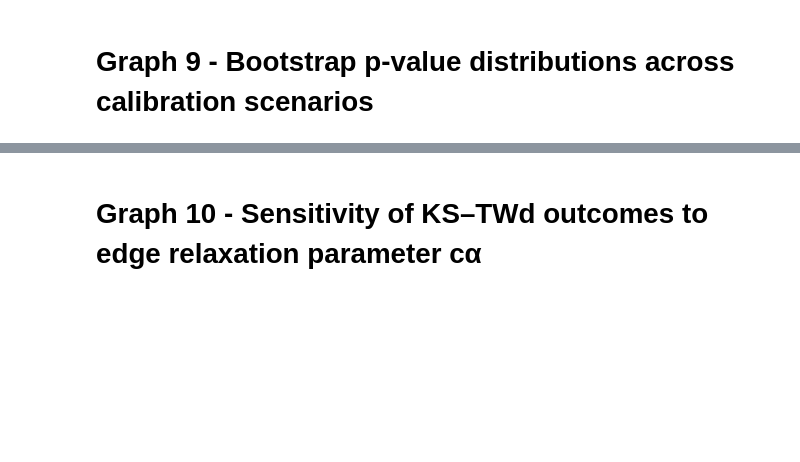
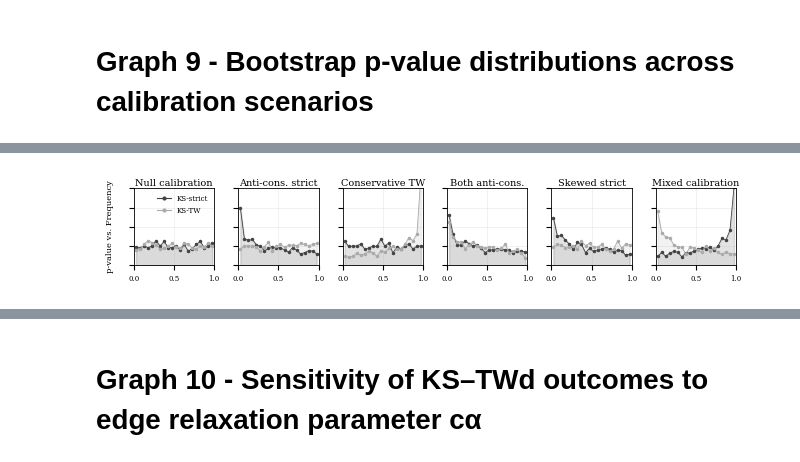
Before and after one commit to pierredantas/Decoding_Transformers_Spectra, a Jupyter notebook: ALBERT/PAPER_ALBERT_Decoding_Transformers_Spectra_full_graphs.ipynb, the cells around one changed output, grey strips where cells are left out. Drawn from its saved outputs; the diff is of its cells as text; code cells hidden in the pictures; blank space fills up the shorter version.

```diff
--- a/ALBERT/PAPER_ALBERT_Decoding_Transformers_Spectra_full_graphs.ipynb
+++ b/ALBERT/PAPER_ALBERT_Decoding_Transformers_Spectra_full_graphs.ipynb
@@ -1599,11 +1969,12 @@ print("✅ Figure saved: graph_level_views_03_albert.pdf")
 # %% [markdown]
 # Graph 9 - Bootstrap p-value distributions across calibration scenarios
 # %%
-# --- Graph #9: Bootstrap p-value distributions (2x3 mosaic, reproducible) ---
+# --- Graph #9: Bootstrap p-value distributions ---
 # Model: ALBERT-base-v2
 
 import numpy as np
 import matplotlib.pyplot as plt
+from matplotlib.lines import Line2D
 
 # =========================
 # GLOBAL STYLE (Paper)
@@ -1612,12 +1983,12 @@ plt.rcParams.update({
     "font.family": "serif",
     "font.serif": ["Times New Roman", "Times", "DejaVu Serif"],
     "mathtext.fontset": "stix",
-    "font.size": 8,
-    "axes.titlesize": 9,
-    "axes.labelsize": 8,
-    "xtick.labelsize": 7,
-    "ytick.labelsize": 7,
-    "legend.fontsize": 7,
+    "font.size": 7,
+    "axes.titlesize": 7,
+    "axes.labelsize": 5,
+    "xtick.labelsize": 5,
+    "ytick.labelsize": 5,
+    "legend.fontsize": 5,
     "axes.linewidth": 0.6,
     "lines.linewidth": 1.2,
     "grid.linewidth": 0.4,
@@ -1626,7 +1997,6 @@ plt.rcParams.update({
     "ps.fonttype": 42,
 })
 
-# Grayscale colors for each method
 METHOD_COLORS = {"KS-strict": "#444444", "KS-TW": "#aaaaaa"}
 
 # =========================
@@ -1650,30 +2020,33 @@ def simulate_pvalues(null=True, skew=0.0, conservative=False, seed=None):
 # Scenarios
 # =========================
 SCENARIOS = {
-    "Null calibration":   (simulate_pvalues(null=True,  seed=1),
-                              simulate_pvalues(null=True,  seed=2)),
-    "Anti-cons. strict":  (simulate_pvalues(null=False, seed=3),
-                              simulate_pvalues(null=True,  seed=4)),
-    "Conservative TW":    (simulate_pvalues(null=True,  seed=5),
-                              simulate_pvalues(null=True,  conservative=True, seed=6)),
-    "Both anti-cons.":    (simulate_pvalues(null=False, seed=7),
-                              simulate_pvalues(null=False, seed=8)),
-    "Skewed strict":      (simulate_pvalues(null=True,  skew=0.5, seed=9),
-                              simulate_pvalues(null=True,  seed=10)),
-    "Mixed calibration":  (simulate_pvalues(null=True,  conservative=True, seed=11),
-                              simulate_pvalues(null=False, seed=12)),
+    "Null calibration":  (simulate_pvalues(null=True,  seed=1),
+                          simulate_pvalues(null=True,  seed=2)),
+    "Anti-cons. strict": (simulate_pvalues(null=False, seed=3),
+                          simulate_pvalues(null=True,  seed=4)),
+    "Conservative TW":   (simulate_pvalues(null=True,  seed=5),
+                          simulate_pvalues(null=True,  conservative=True, seed=6)),
+    "Both anti-cons.":   (simulate_pvalues(null=False, seed=7),
+                          simulate_pvalues(null=False, seed=8)),
+    "Skewed strict":     (simulate_pvalues(null=True,  skew=0.5, seed=9),
+                          simulate_pvalues(null=True,  seed=10)),
+    "Mixed calibration": (simulate_pvalues(null=True,  conservative=True, seed=11),
+                          simulate_pvalues(null=False, seed=12)),
 }
 
 # =========================
-# Plot grid
+# MOSAIC: 1x6 grid
 # =========================
-fig, axs = plt.subplots(2, 3, figsize=(7, 3), sharex=True, sharey=True)
-axs = axs.ravel()
+print("Building mosaic figure...")
 
-for i, (title, (pvals_strict, pvals_tw)) in enumerate(SCENARIOS.items()):
-    ax = axs[i]
-    bins    = np.linspace(0, 1, 21)
-    centers = 0.5 * (bins[:-1] + bins[1:])
+fig, axes = plt.subplots(1, 6, figsize=(7, 1), sharex=True, sharey=True)
+axes = axes.flatten()
+
+bins    = np.linspace(0, 1, 21)
+centers = 0.5 * (bins[:-1] + bins[1:])
+
+for i, (ax, (title, (pvals_strict, pvals_tw))) in enumerate(zip(axes, SCENARIOS.items())):
+    print(f"  [{i+1}/6] {title}")
 
     for pvals, label in [
         (pvals_strict, "KS-strict"),
@@ -1681,8 +2054,8 @@ for i, (title, (pvals_strict, pvals_tw)) in enumerate(SCENARIOS.items()):
     ]:
         color = METHOD_COLORS[label]
         counts, _ = np.histogram(pvals, bins=bins)
-        ax.plot(centers, counts, marker="o", ms=2, linewidth=0.8,
-                color=color, label=label if i == 0 else None)
+        ax.plot(centers, counts, marker="o", ms=1.5, linewidth=0.6,
+                color=color)
         ax.fill_between(centers, counts, alpha=0.15, color=color)
 
     ax.set_title(title, pad=2)
@@ -1690,20 +2063,30 @@ for i, (title, (pvals_strict, pvals_tw)) in enumerate(SCENARIOS.items()):
     ax.set_ylim(0, n_boot // 5)
     ax.grid(True)
 
-    # Y label only on left column (i % 3 == 0 for 2x3 grid)
-    if i % 3 == 0:
-        ax.set_ylabel("p-value\nvs. Frequency")
-        ax.yaxis.set_label_coords(-0.25, 0.5)
-    else:
-        ax.set_ylabel("")
+    if i != 0:
+        ax.yaxis.set_ticklabels([])
 
 # Single legend on first axes only
-axs[0].legend(frameon=False)
+handles = [
+    Line2D([0], [0], color="#444444", linewidth=0.8, marker="o",
+           markersize=2, label="KS-strict"),
+    Line2D([0], [0], color="#aaaaaa", linewidth=0.8, marker="o",
+           markersize=2, label="KS-TW"),
+]
+axes[0].legend(handles=handles, loc="upper right", frameon=False)
 
-plt.subplots_adjust(hspace=0.5, wspace=0.4)
+fig.text(0.0, 0.5, "p-value vs. Frequency", va="center",
+         rotation="vertical", fontsize=6)
 
-plt.savefig("graph_shrinkage_control_01_albert.pdf", format="pdf", bbox_inches="tight")
+plt.subplots_adjust(left=0.04, hspace=0.0, wspace=0.3)
+
+# --- Save PDF (paper) ---
+pdf_path = "graph_shrinkage_control_01_albert.pdf"
+plt.savefig(pdf_path, format="pdf", bbox_inches="tight")
+print(f"PDF saved: {pdf_path}")
+
+# --- Display figure ---
+plt.show()
 plt.close()
-
-print("✅ Figure saved: graph_shrinkage_control_01_albert.pdf")
+print("Done.")
 # %% [output]
@@ -1710,0 +2101 @@ print("✅ Figure saved: graph_shrinkage_control_01_albert.pdf")
+[figure, added]
```
Also changed, not shown: parts of 14 cells of this notebook.
